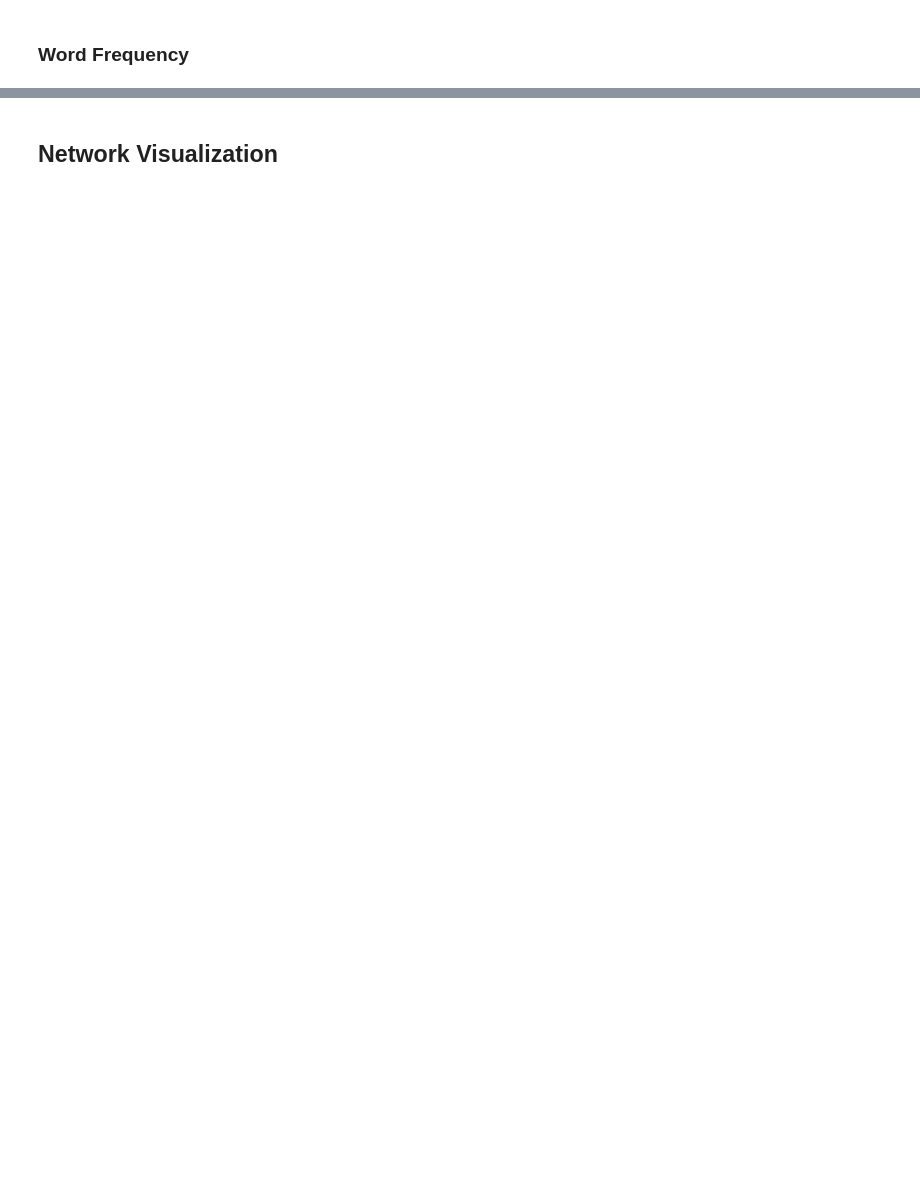
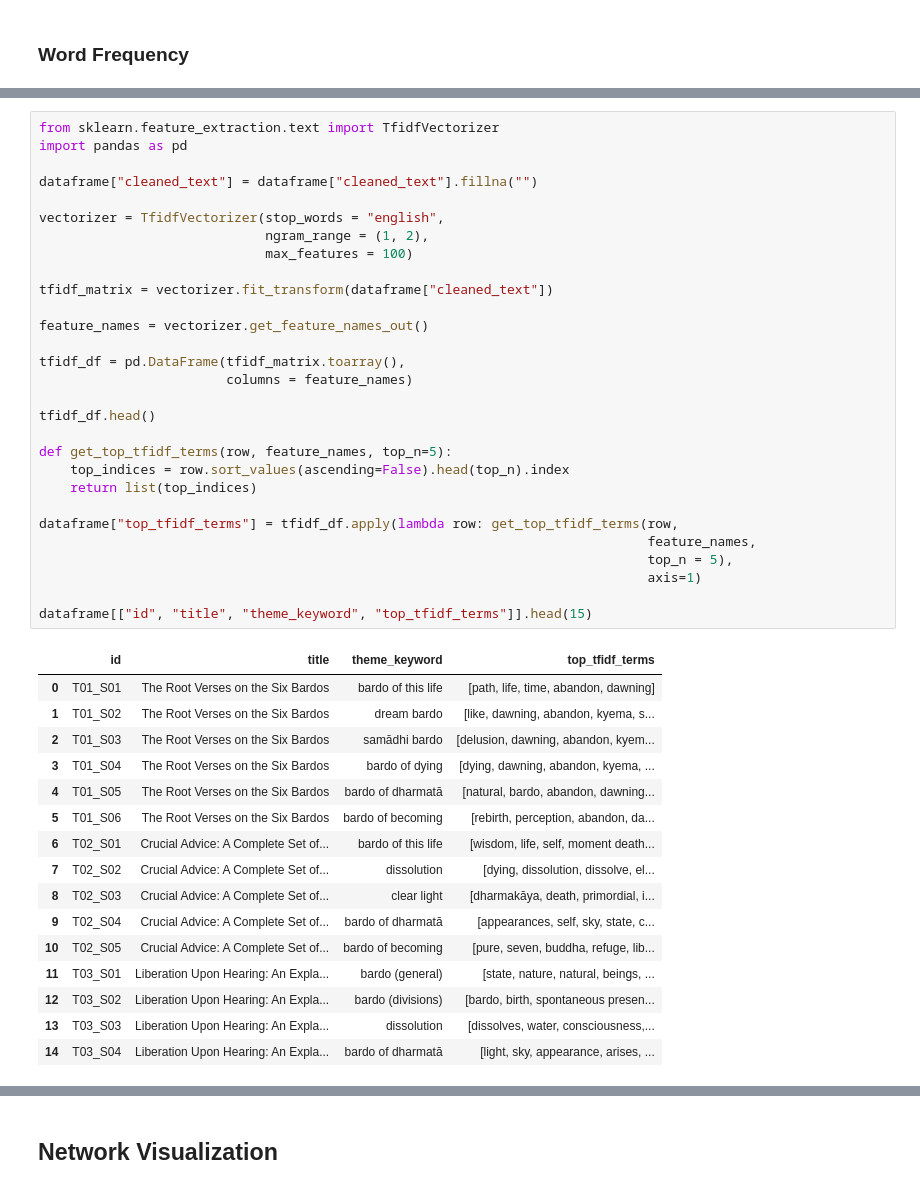
Before and after one commit to yeavnag/bardo_project, a Jupyter notebook: bardo_project.ipynb, the cells around one changed output, grey strips where cells are left out. Cells and saved outputs as stored; diff of their text form; blank space fills up the shorter version.

```diff
--- a/bardo_project.ipynb
+++ b/bardo_project.ipynb
@@ -233,0 +415,46 @@ for keyword in selected_keywords:
+# %%
+from sklearn.feature_extraction.text import TfidfVectorizer
+import pandas as pd
+
+dataframe["cleaned_text"] = dataframe["cleaned_text"].fillna("")
+
+vectorizer = TfidfVectorizer(stop_words = "english",
+                             ngram_range = (1, 2),
+                             max_features = 100)
+
+tfidf_matrix = vectorizer.fit_transform(dataframe["cleaned_text"])
+
+feature_names = vectorizer.get_feature_names_out()
+
+tfidf_df = pd.DataFrame(tfidf_matrix.toarray(),
+                        columns = feature_names)
+
+tfidf_df.head()
+
+def get_top_tfidf_terms(row, feature_names, top_n=5):
+    top_indices = row.sort_values(ascending=False).head(top_n).index
+    return list(top_indices)
+
+dataframe["top_tfidf_terms"] = tfidf_df.apply(lambda row: get_top_tfidf_terms(row,
+                                                                              feature_names,
+                                                                              top_n = 5),
+                                                                              axis=1)
+
+dataframe[["id", "title", "theme_keyword", "top_tfidf_terms"]].head(15)
+# %% [output]
+|  | id | title | theme_keyword | top_tfidf_terms |
+| 0 | T01_S01 | The Root Verses on the Six Bardos | bardo of this life | [path, life, time, abandon, dawning] |
+| 1 | T01_S02 | The Root Verses on the Six Bardos | dream bardo | [like, dawning, abandon, kyema, s... |
+| 2 | T01_S03 | The Root Verses on the Six Bardos | samādhi bardo | [delusion, dawning, abandon, kyem... |
+| 3 | T01_S04 | The Root Verses on the Six Bardos | bardo of dying | [dying, dawning, abandon, kyema, ... |
+| 4 | T01_S05 | The Root Verses on the Six Bardos | bardo of dharmatā | [natural, bardo, abandon, dawning... |
+| 5 | T01_S06 | The Root Verses on the Six Bardos | bardo of becoming | [rebirth, perception, abandon, da... |
+| 6 | T02_S01 | Crucial Advice: A Complete Set of... | bardo of this life | [wisdom, life, self, moment death... |
+| 7 | T02_S02 | Crucial Advice: A Complete Set of... | dissolution | [dying, dissolution, dissolve, el... |
+| 8 | T02_S03 | Crucial Advice: A Complete Set of... | clear light | [dharmakāya, death, primordial, i... |
+| 9 | T02_S04 | Crucial Advice: A Complete Set of... | bardo of dharmatā | [appearances, self, sky, state, c... |
+| 10 | T02_S05 | Crucial Advice: A Complete Set of... | bardo of becoming | [pure, seven, buddha, refuge, lib... |
+| 11 | T03_S01 | Liberation Upon Hearing: An Expla... | bardo (general) | [state, nature, natural, beings, ... |
+| 12 | T03_S02 | Liberation Upon Hearing: An Expla... | bardo (divisions) | [bardo, birth, spontaneous presen... |
+| 13 | T03_S03 | Liberation Upon Hearing: An Expla... | dissolution | [dissolves, water, consciousness,... |
+| 14 | T03_S04 | Liberation Upon Hearing: An Expla... | bardo of dharmatā | [light, sky, appearance, arises, ... |
```
Also changed, not shown: parts of 59 cells of this notebook.
